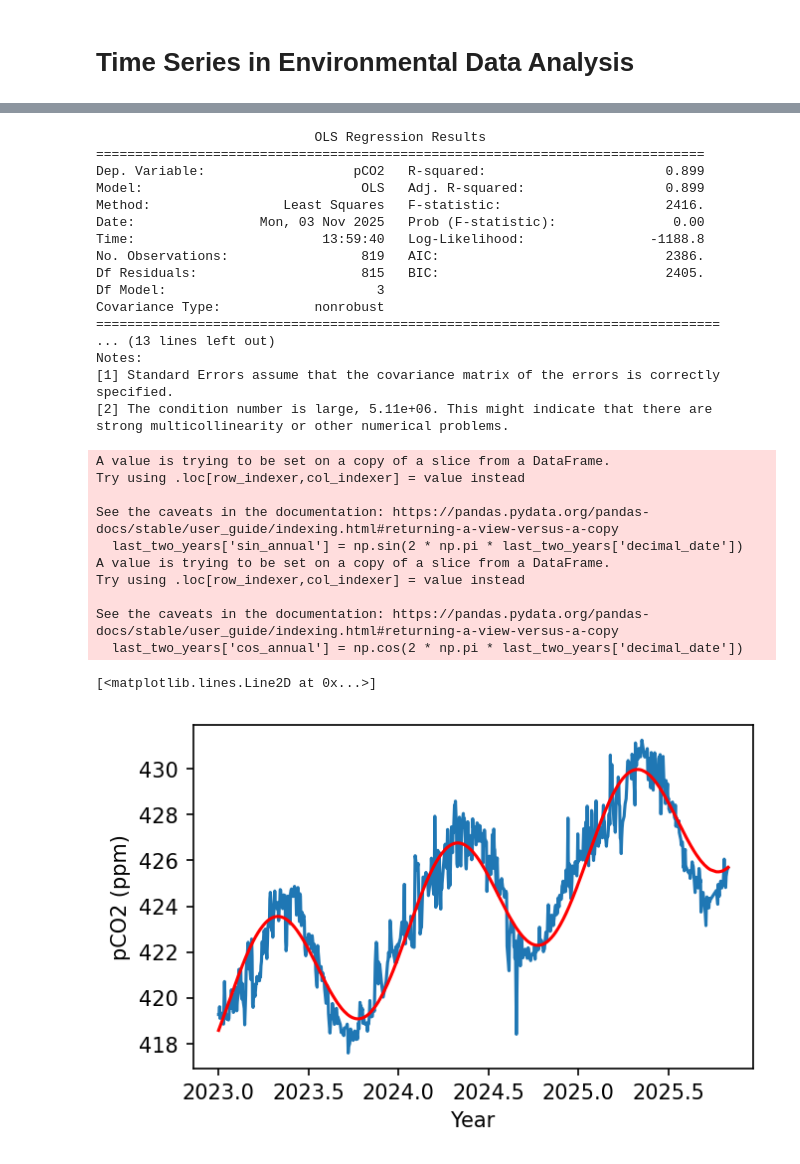
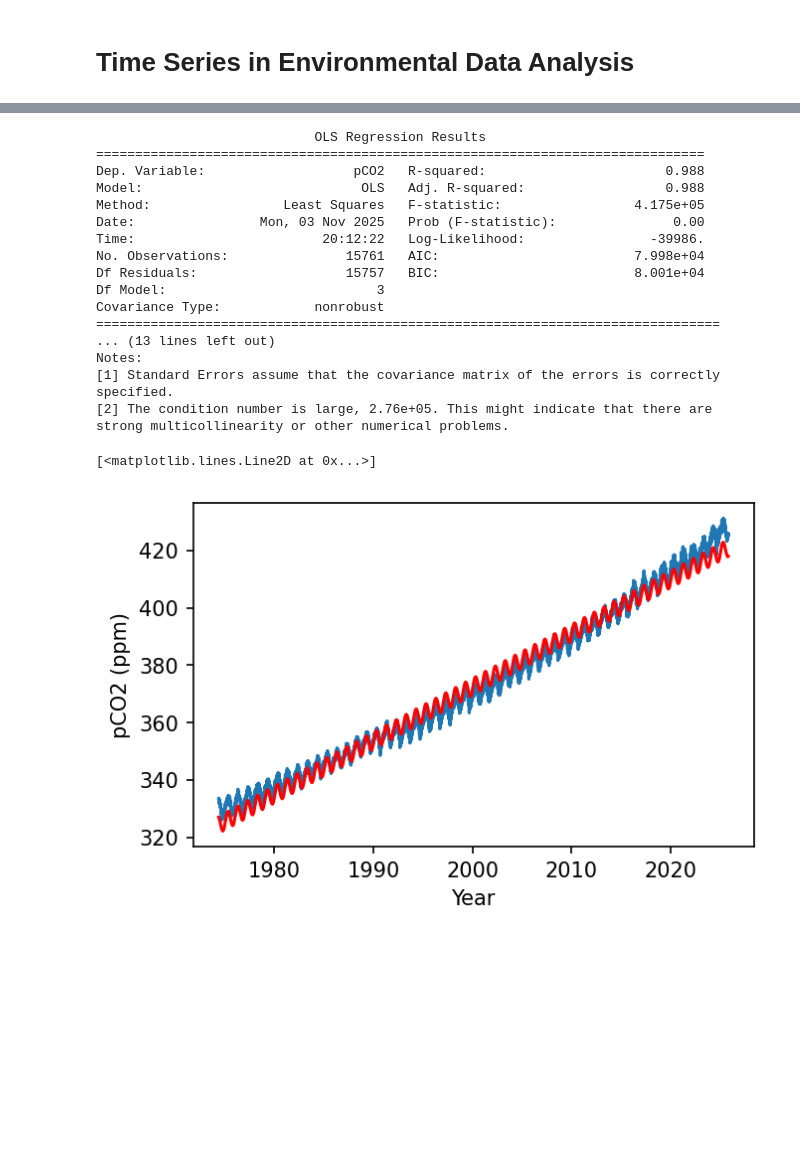
Before and after one commit to oscarbranson/teaching, a Jupyter notebook: QCES/EDAA/01_timeseries.ipynb, the cells around one changed output, grey strips where cells are left out. Saved outputs shown, nothing was run; the diff lists cells and outputs as text; code cells hidden in the pictures; blank space fills up the shorter version.

```diff
--- a/QCES/EDAA/01_timeseries.ipynb
+++ b/QCES/EDAA/01_timeseries.ipynb
@@ -10,6 +10,7 @@ dat = pd.read_csv(data_url, comment='#', header=None)
 # dat = pd.read_csv('data/co2_daily_mlo.csv', comment='#', header=None)  # if working offline, use local file
 dat.columns = ['year', 'month', 'day', 'decimal_date', 'pCO2']
 # %%
-last_two_years = dat[dat['year'] >= (dat['year'].max() - 2)]
+# subset = dat[dat['year'] >= (dat['year'].max() - 1)]
+subset = dat
 # %%
 fig, ax = plt.subplots()
@@ -53,43 +54,33 @@ strong multicollinearity or other numerical problems.
 # %%
-last_two_years['sin_annual'] = np.sin(2 * np.pi * last_two_years['decimal_date'])
-last_two_years['cos_annual'] = np.cos(2 * np.pi * last_two_years['decimal_date'])
+subset['sin_annual'] = np.sin(2 * np.pi * subset['decimal_date'])
+subset['cos_annual'] = np.cos(2 * np.pi * subset['decimal_date'])
 
 harmonic_model_formula = 'pCO2 ~ decimal_date + sin_annual + cos_annual'
-harmonic_model = ols(harmonic_model_formula, data=last_two_years).fit()
+harmonic_model = ols(harmonic_model_formula, data=subset).fit()
 print(harmonic_model.summary())
 
 fig, ax = plt.subplots()
-ax.plot(last_two_years['decimal_date'], last_two_years['pCO2'])
+ax.plot(subset['decimal_date'], subset['pCO2'])
 ax.set_ylabel('pCO2 (ppm)')
 ax.set_xlabel('Year')
-ax.plot(last_two_years['decimal_date'], harmonic_model.fittedvalues, color='red')
+ax.plot(subset['decimal_date'], harmonic_model.fittedvalues, color='red')
 # %% [output]
                             OLS Regression Results
 ==============================================================================
-Dep. Variable:                   pCO2   R-squared:                       0.899
-Model:                            OLS   Adj. R-squared:                  0.899
-Method:                 Least Squares   F-statistic:                     2416.
+Dep. Variable:                   pCO2   R-squared:                       0.988
+Model:                            OLS   Adj. R-squared:                  0.988
+Method:                 Least Squares   F-statistic:                 4.175e+05
 Date:                Mon, 03 Nov 2025   Prob (F-statistic):               0.00
-Time:                        13:59:40   Log-Likelihood:                -1188.8
-No. Observations:                 819   AIC:                             2386.
-Df Residuals:                     815   BIC:                             2405.
+Time:                        20:12:22   Log-Likelihood:                -39986.
+No. Observations:               15761   AIC:                         7.998e+04
+Df Residuals:                   15757   BIC:                         8.001e+04
 Df Model:                           3
 Covariance Type:            nonrobust
 ================================================================================
 ... (13 lines left out)
 Notes:
 [1] Standard Errors assume that the covariance matrix of the errors is correctly specified.
-[2] The condition number is large, 5.11e+06. This might indicate that there are
+[2] The condition number is large, 2.76e+05. This might indicate that there are
 strong multicollinearity or other numerical problems.
-A value is trying to be set on a copy of a slice from a DataFrame.
-Try using .loc[row_indexer,col_indexer] = value instead
-
-See the caveats in the documentation: https://pandas.pydata.org/pandas-docs/stable/user_guide/indexing.html#returning-a-view-versus-a-copy
-  last_two_years['sin_annual'] = np.sin(2 * np.pi * last_two_years['decimal_date'])
-A value is trying to be set on a copy of a slice from a DataFrame.
-Try using .loc[row_indexer,col_indexer] = value instead
-
-See the caveats in the documentation: https://pandas.pydata.org/pandas-docs/stable/user_guide/indexing.html#returning-a-view-versus-a-copy
-  last_two_years['cos_annual'] = np.cos(2 * np.pi * last_two_years['decimal_date'])
+[<matplotlib.lines.Line2D at 0x...>]
-[<matplotlib.lines.Line2D at 0x...>]
-[figure, old version]
+[figure, new version]
```
Also changed, not shown: parts of 15 cells of this notebook, 2 other files.
